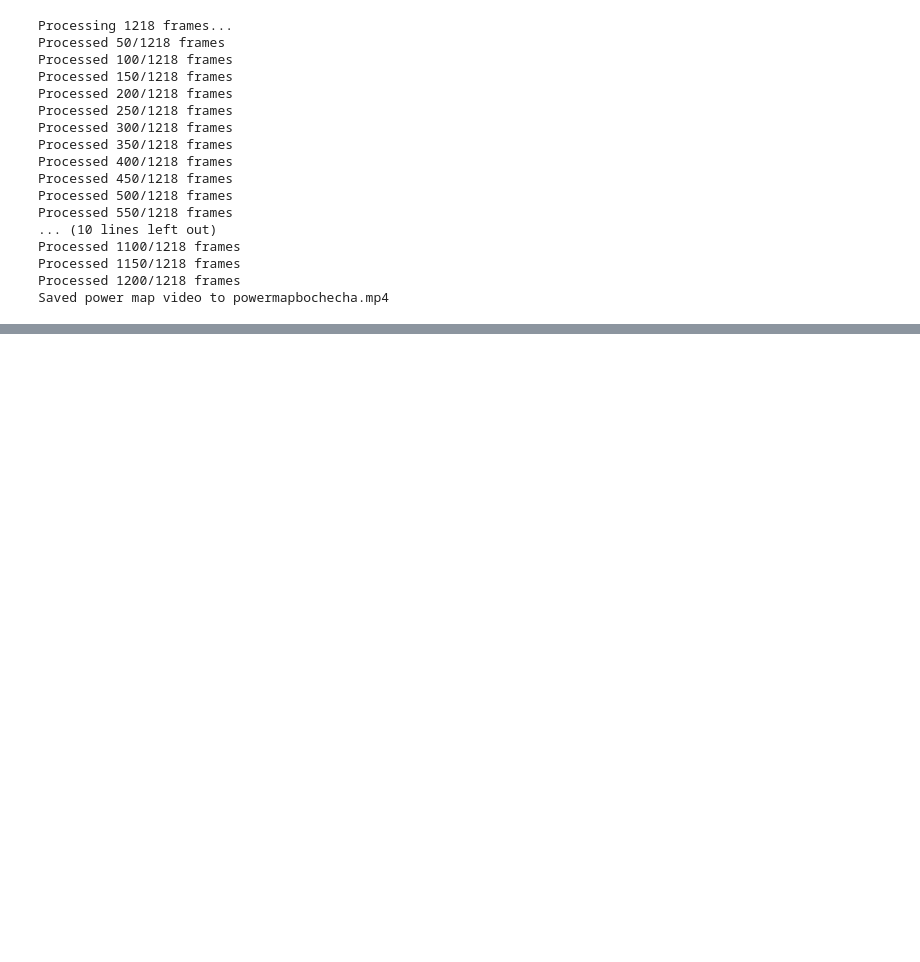
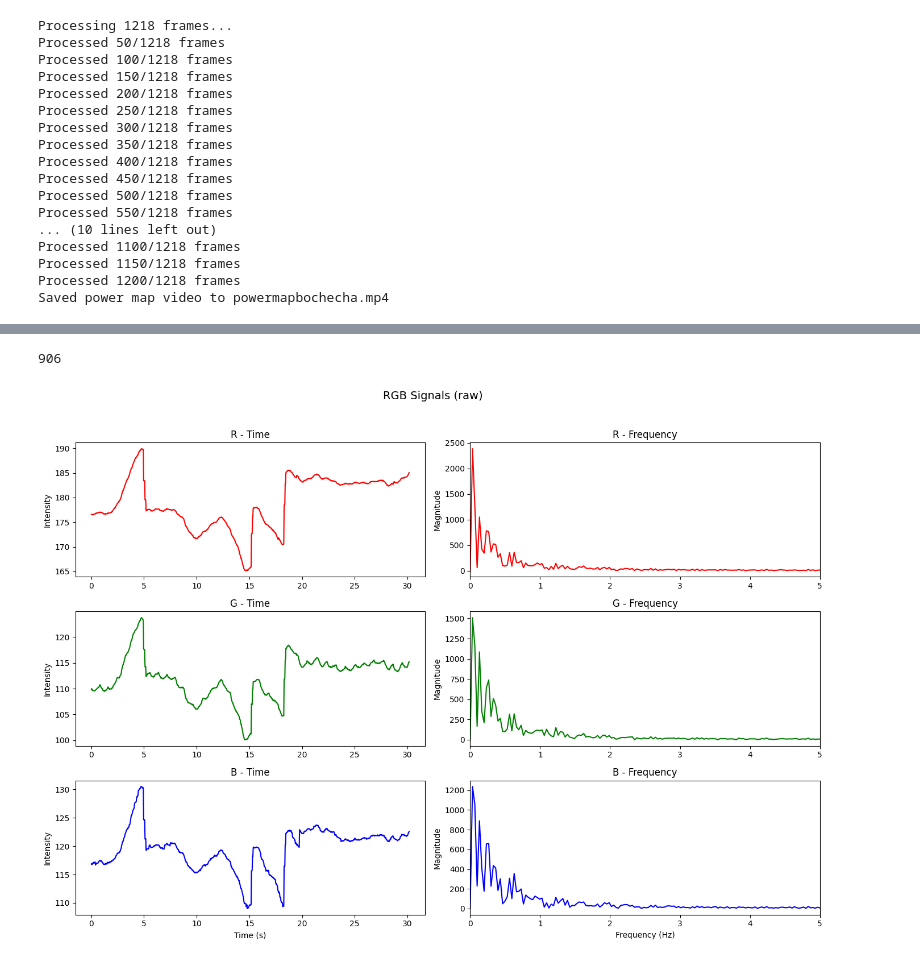
Before and after one commit to sophia-celine/rPPG, a Jupyter notebook: initial_tests/rPPGrough.ipynb, the cells around one changed output, grey strips where cells are left out. Cells and saved outputs as stored; diff of their text form; code cells hidden in the pictures; blank space fills up the shorter version.

```diff
--- a/initial_tests/rPPGrough.ipynb
+++ b/initial_tests/rPPGrough.ipynb
@@ -431,0 +454,8 @@ Saved power map video to powermapbochecha.mp4
+# %%
+extract_rgb_signals_rect("test_mjpegavi.avi", (850, 425, 1100, 550), output_csv="rgb_signals_avi.csv");
+# %% [output]
+906
+# %%
+plot_rgb_signals(pd.read_csv('rgb_signals_avi.csv'))
+# %% [output]
+[figure, added]
```
Also changed, not shown: parts of 16 cells of this notebook, 2 other files.
